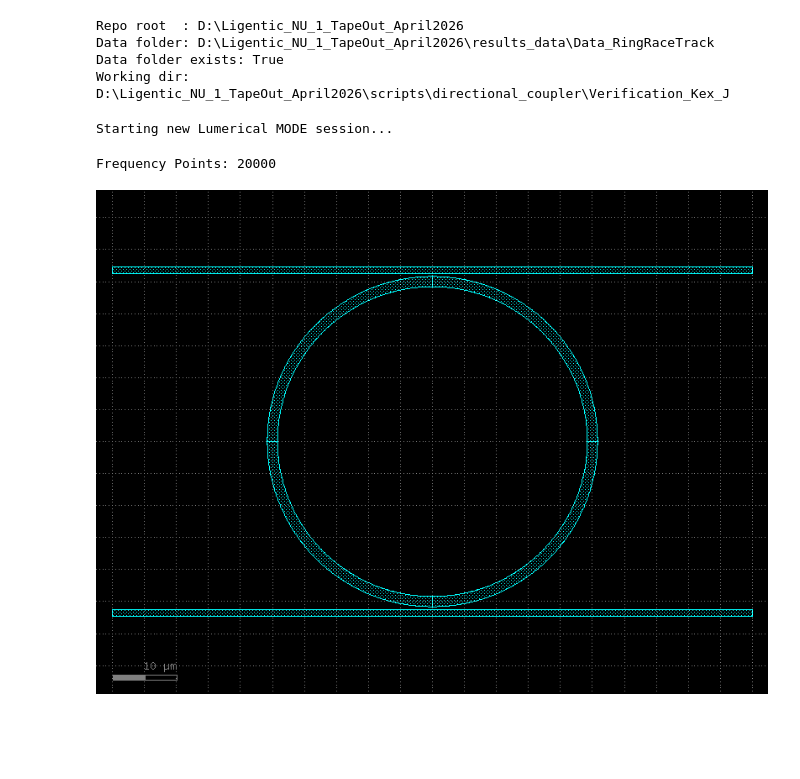
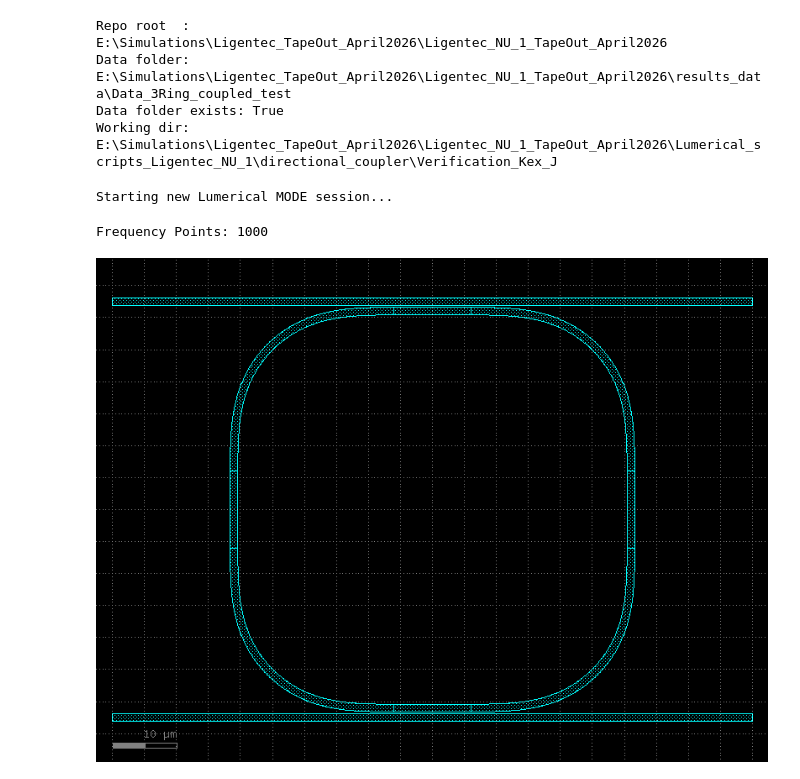
Before and after one commit to ankit-bm/Lumerical_scripts_Ligentec_NU_1, a Jupyter notebook: directional_coupler/Verification_Kex_J/RingRaceTrack.ipynb, the cells around one changed output. Drawn from its saved outputs; the diff is of its cells as text; code cells hidden in the pictures; blank space fills up the shorter version.

Commit message:
Updated RingRaceTrack notebook

```diff
--- a/directional_coupler/Verification_Kex_J/RingRaceTrack.ipynb
+++ b/directional_coupler/Verification_Kex_J/RingRaceTrack.ipynb
@@ -6,7 +6,7 @@ from pathlib import Path
 import pandas as pd
 import time
 import gdsfactory as gf
-# gf.gpdk.PDK.activate()
+gf.gpdk.PDK.activate()
 
 sys.path.append(r"D:\Ligentic_NU_1_TapeOut_April2026\Ligentec_NU_1_Layout")
 from Racetrack import Racetrack
@@ -25,7 +25,7 @@ WORKDIR   = Path().resolve()
 REPO_ROOT = WORKDIR.parents[2]
 os.chdir(WORKDIR)
 
-data_folder   = REPO_ROOT / "results_data" / "Data_RingRaceTrack"
+data_folder   = REPO_ROOT / "results_data" / "Data_3Ring_coupled_test"
 data_save_dir = data_folder
 data_save_dir.mkdir(parents=True, exist_ok=True)
 
@@ -34,14 +34,14 @@ print("Data folder:", data_folder)
 print("Data folder exists:", data_folder.exists())
 print("Working dir:", WORKDIR)
 
-sys.path.append(r'C:\Program Files\ANSYS Inc\v251\Lumerical\api\python') # QP5 Lumerical API path
+# sys.path.append(r'C:\Program Files\ANSYS Inc\v251\Lumerical\api\python') # QP5 Lumerical API path
 # sys.path.append(r'C:\Program Files\Lumerical\v251\api\python')  #QP3 Lumerical API path
-# sys.path.append(r'C:\Program Files\Lumerical\v251\api\python')  #QP2 Lumerical API path
+sys.path.append(r'C:\Program Files\Lumerical\v251\api\python')  #QP2 Lumerical API path
 # %% [output]
-Repo root  : D:\Ligentic_NU_1_TapeOut_April2026
-Data folder: D:\Ligentic_NU_1_TapeOut_April2026\results_data\Data_RingRaceTrack
+Repo root  : E:\Simulations\Ligentec_TapeOut_April2026\Ligentec_NU_1_TapeOut_April2026
+Data folder: E:\Simulations\Ligentec_TapeOut_April2026\Ligentec_NU_1_TapeOut_April2026\results_data\Data_3Ring_coupled_test
 Data folder exists: True
-Working dir: D:\Ligentic_NU_1_TapeOut_April2026\scripts\directional_coupler\Verification_Kex_J
+Working dir: E:\Simulations\Ligentec_TapeOut_April2026\Ligentec_NU_1_TapeOut_April2026\Lumerical_scripts_Ligentec_NU_1\directional_coupler\Verification_Kex_J
 # %%
 import lumapi as lm
 try:
@@ -68,55 +68,55 @@ Starting new Lumerical MODE session...
 #------------------------------------------------------------
 # PARAMETERS
 #------------------------------------------------------------
-LambdaStart     = 1540E-9
-LambdaStop      = 1560E-9
+LambdaStart     = 1547E-9
+LambdaStop      = 1552E-9
 
-Width           = 1600E-9
-WidthIO         = 1000E-9
+WgWidth           = 1200E-9
+WidthIO         = 1200E-9
 Height          = 800E-9
 Radius          = 25E-6
-Gap             = 500E-9
+Gap             = 300E-9
 Length          = 4 * Radius
-CouplingLengthX = 0*12E-6
-CouplingLengthY = 0*12E-6
+CouplingLengthX = 1*12E-6
+CouplingLengthY = 1*12E-6
 
-decay_time         = 1E-5
+decay_time         = 1E-3
 Material           = "Si3N4 (Silicon Nitride) - Luke"
 BackgroundMaterial = "SiO2 (Glass) - Palik"
 use_index          = True
 Index              = 1.97; #optional
-SimulationTime     = 1200E-12
+SimulationTime     = 100E-12
 
-Euler              = 0
+Euler              = 1
 
-FrequencyPoints    = round(1000 * (LambdaStop - LambdaStart) * 1E9)
+FrequencyPoints    = round(200 * (LambdaStop - LambdaStart) * 1E9)
 print(f"Frequency Points: {FrequencyPoints}")
 # %% [output]
-Frequency Points: 20000
+Frequency Points: 1000
 # %%
 gf.clear_cache()
 
 RaceTrack_ADF = gf.Component("RaceTrack_ADF")
 
 ring = RaceTrack_ADF << Racetrack(
     LengthX=CouplingLengthX*1e6, LengthY=CouplingLengthY*1e6,
-    BendRadius=Radius*1e6, WgWidth=Width*1e6, Euler=Euler, Layer=(2,0)
+    BendRadius=Radius*1e6, WgWidth=WgWidth*1e6, Euler=Euler, Layer=(2,0)
 )
 
-WgPosY    = (CouplingLengthY/2 + Radius+Width/2+Gap+WidthIO/2) * 1e6
+WgPosY    = (CouplingLengthY/2 + Radius+WgWidth/2+Gap+WidthIO/2) * 1e6
 XOffset = -Length*1e6 / 2
 YOffset =  -WidthIO*1e6/2
 
-WgUp  = RaceTrack_ADF << Straight(Length=Length*1e6, Width=WidthIO*1e6, Layer=(2,0))
-WgBot = RaceTrack_ADF << Straight(Length=Length*1e6, Width=WidthIO*1e6, Layer=(2,0))
+WgUp  = RaceTrack_ADF << Straight(Length=Length*1e6, WgWidth=WidthIO*1e6, Layer=(2,0))
+WgBot = RaceTrack_ADF << Straight(Length=Length*1e6, WgWidth=WidthIO*1e6, Layer=(2,0))
 
 WgBot.move((XOffset,  YOffset+WgPosY))
 WgUp.move((XOffset,  YOffset-WgPosY))
 
 RaceTrack_ADF.write_gds("Ring_ADF.gds")
 RaceTrack_ADF.plot()
 # %% [output]
-[figure, old version]
+[figure, new version]
 # %%
 f.gdsimport("Ring_ADF.gds", "RaceTrack_ADF", "2:0", Material, 0, Height)
 
```
Also changed, not shown: parts of 8 cells of this notebook, 1 other file.
